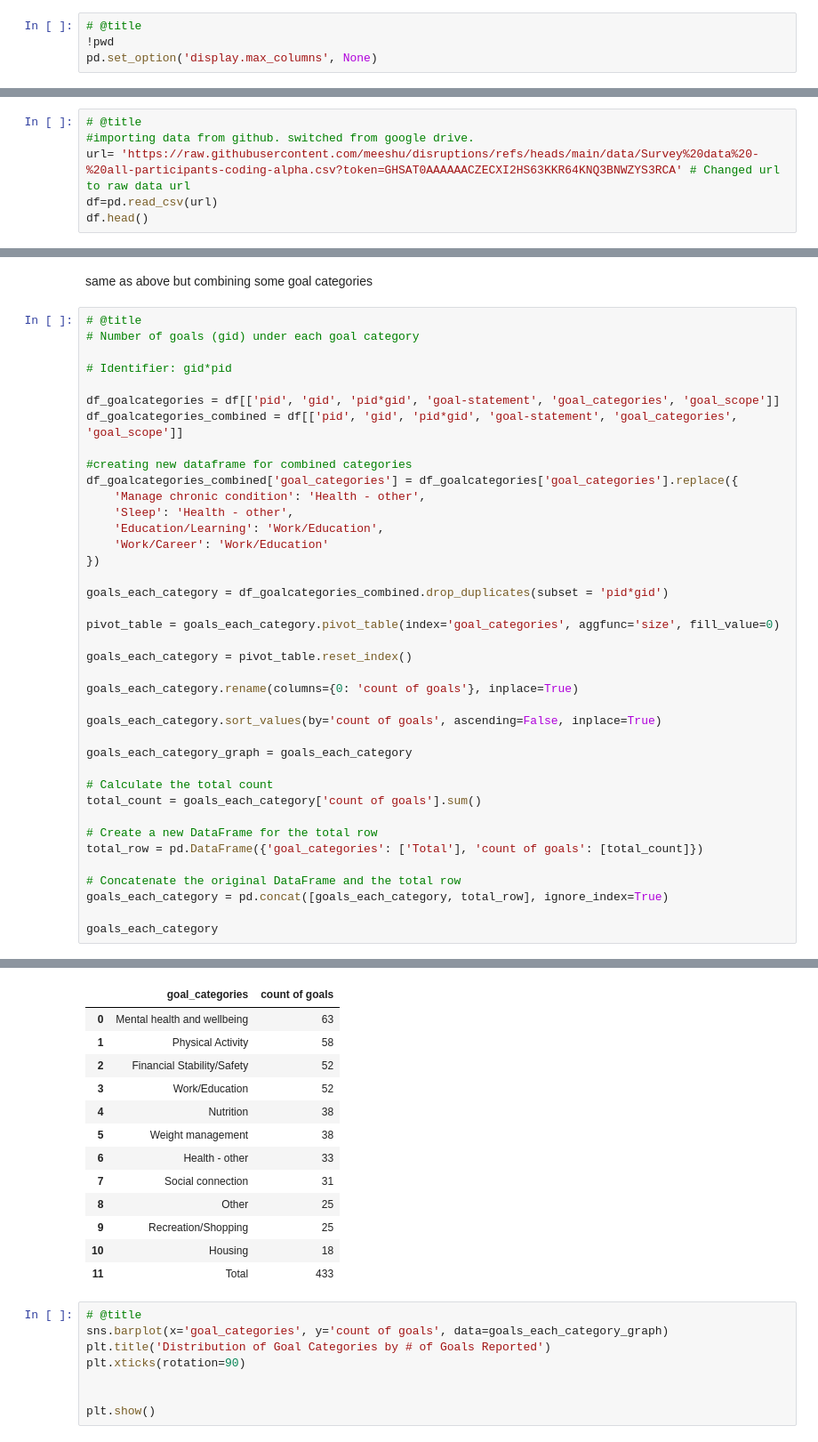
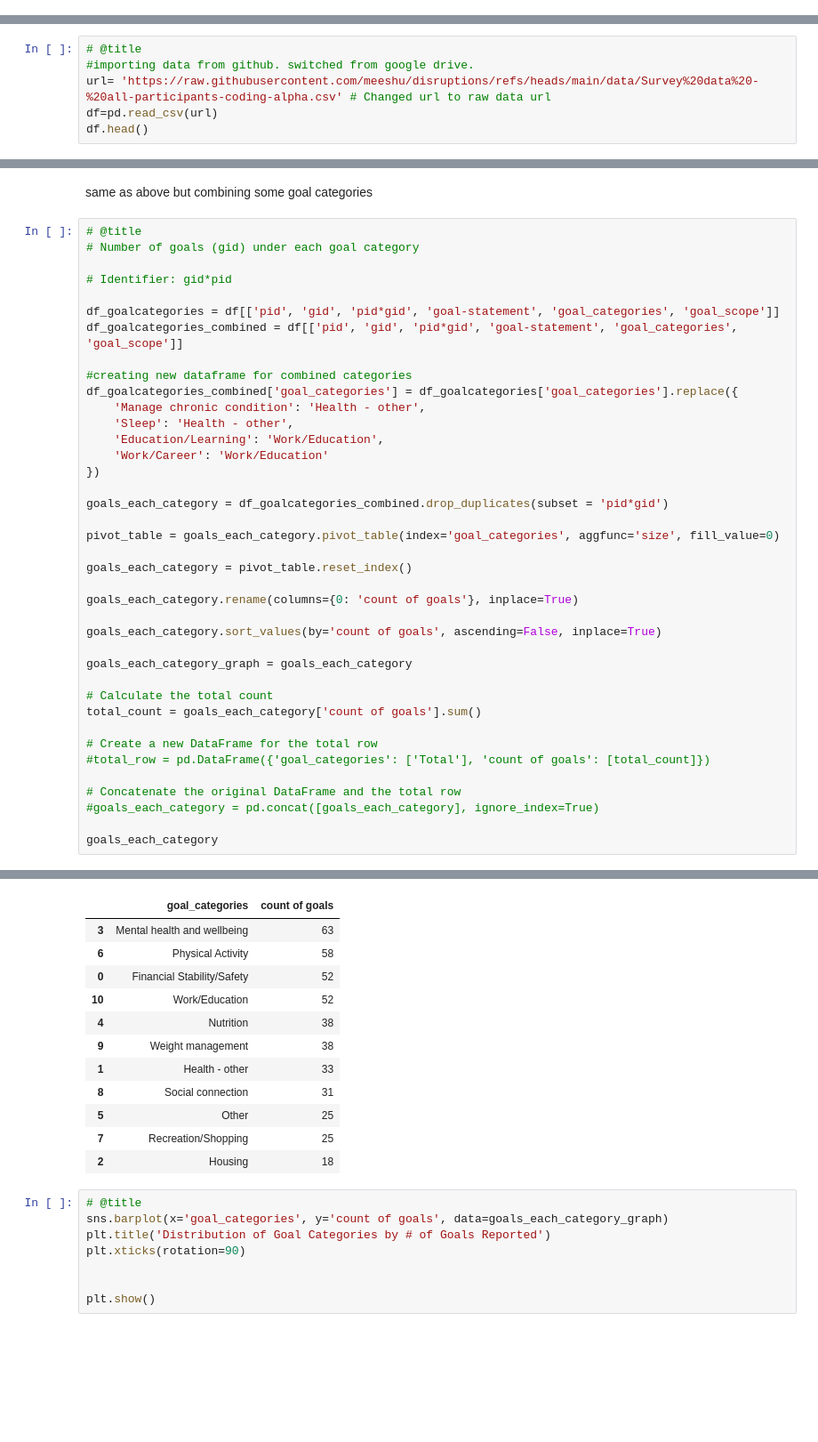
Before and after one commit to meeshu/disruptions, a Jupyter notebook: Small_multiples_disruptionsbygoalcategories.ipynb, the cells around one changed output, grey strips where cells are left out. Shown at 89% size. Cells and saved outputs as stored; diff of their text form; blank space fills up the shorter version.

```diff
--- a/Small_multiples_disruptionsbygoalcategories.ipynb
+++ b/Small_multiples_disruptionsbygoalcategories.ipynb
@@ -9,7 +7,3 @@ import numpy as np
 import seaborn as sns
 import matplotlib.pyplot as plt
 from google.colab import files
-# %%
-# @title
-!pwd
-pd.set_option('display.max_columns', None)
@@ -24,7 +23,7 @@ pd.set_option('display.max_columns', None)
 # %%
 # @title
 #importing data from github. switched from google drive.
-url= 'https://raw.githubusercontent.com/meeshu/disruptions/refs/heads/main/data/Survey%20data%20-%20all-participants-coding-alpha.csv?token=GHSAT0AAAAAACZECXI2HS63KKR64KNQ3BNWZYS3RCA' # Changed url to raw data url
+url= 'https://raw.githubusercontent.com/meeshu/disruptions/refs/heads/main/data/Survey%20data%20-%20all-participants-coding-alpha.csv' # Changed url to raw data url
 df=pd.read_csv(url)
 df.head()
 # %% [output]
@@ -152,47 +153,46 @@ df_goalcategories_combined['goal_categories'] = df_goalcategories['goal_categori
     'Work/Career': 'Work/Education'
 })
 
 goals_each_category = df_goalcategories_combined.drop_duplicates(subset = 'pid*gid')
 
 pivot_table = goals_each_category.pivot_table(index='goal_categories', aggfunc='size', fill_value=0)
 
 goals_each_category = pivot_table.reset_index()
 
 goals_each_category.rename(columns={0: 'count of goals'}, inplace=True)
 
 goals_each_category.sort_values(by='count of goals', ascending=False, inplace=True)
 
 goals_each_category_graph = goals_each_category
 
 # Calculate the total count
 total_count = goals_each_category['count of goals'].sum()
 
 # Create a new DataFrame for the total row
-total_row = pd.DataFrame({'goal_categories': ['Total'], 'count of goals': [total_count]})
+#total_row = pd.DataFrame({'goal_categories': ['Total'], 'count of goals': [total_count]})
 
 # Concatenate the original DataFrame and the total row
-goals_each_category = pd.concat([goals_each_category, total_row], ignore_index=True)
+#goals_each_category = pd.concat([goals_each_category], ignore_index=True)
 
 goals_each_category
 # %% [output]
 A value is trying to be set on a copy of a slice from a DataFrame.
 Try using .loc[row_indexer,col_indexer] = value instead
 
 See the caveats in the documentation: https://pandas.pydata.org/pandas-docs/stable/user_guide/indexing.html#returning-a-view-versus-a-copy
   df_goalcategories_combined['goal_categories'] = df_goalcategories['goal_categories'].replace({
 |  | goal_categories | count of goals |
-| 0 | Mental health and wellbeing | 63 |
-| 1 | Physical Activity | 58 |
-| 2 | Financial Stability/Safety | 52 |
-| 3 | Work/Education | 52 |
+| 3 | Mental health and wellbeing | 63 |
+| 6 | Physical Activity | 58 |
+| 0 | Financial Stability/Safety | 52 |
+| 10 | Work/Education | 52 |
 | 4 | Nutrition | 38 |
-| 5 | Weight management | 38 |
-| 6 | Health - other | 33 |
-| 7 | Social connection | 31 |
-| 8 | Other | 25 |
-| 9 | Recreation/Shopping | 25 |
-| 10 | Housing | 18 |
-| 11 | Total | 433 |
+| 9 | Weight management | 38 |
+| 1 | Health - other | 33 |
+| 8 | Social connection | 31 |
+| 5 | Other | 25 |
+| 7 | Recreation/Shopping | 25 |
+| 2 | Housing | 18 |
 # %%
 # @title
 sns.barplot(x='goal_categories', y='count of goals', data=goals_each_category_graph)
```
Also changed, not shown: parts of 35 cells of this notebook.
